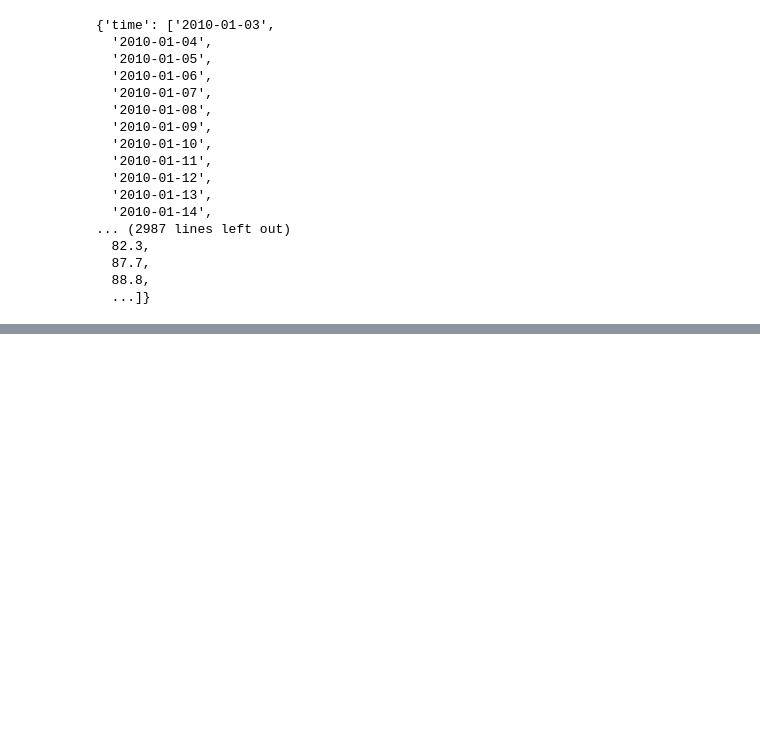
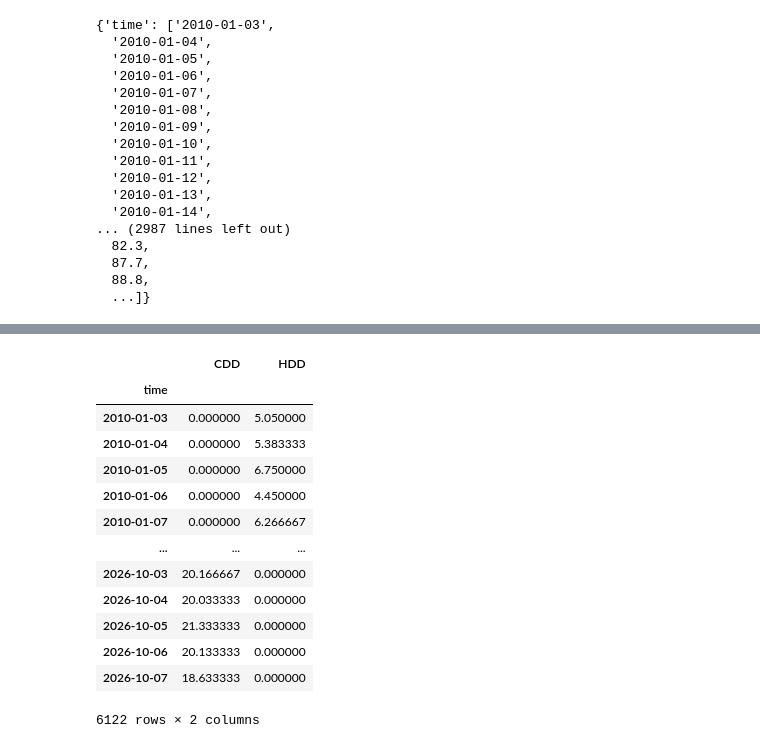
Before and after one commit to ShahSalar/demand-forecasting-hvac, a Jupyter notebook: notebooks/weather.ipynb, the cells around one changed output, grey strips where cells are left out. Saved outputs shown, nothing was run; the diff lists cells and outputs as text; code cells hidden in the pictures; blank space fills up the shorter version.

```diff
--- a/notebooks/weather.ipynb
+++ b/notebooks/weather.ipynb
@@ -107,0 +272,17 @@ weather_df.shape
+# %%
+three_average
+# %% [output]
+|  | CDD | HDD |
+| time |  |  |
+| 2010-01-03 | 0.000000 | 5.050000 |
+| 2010-01-04 | 0.000000 | 5.383333 |
+| 2010-01-05 | 0.000000 | 6.750000 |
+| 2010-01-06 | 0.000000 | 4.450000 |
+| 2010-01-07 | 0.000000 | 6.266667 |
+| ... | ... | ... |
+| 2026-10-03 | 20.166667 | 0.000000 |
+| 2026-10-04 | 20.033333 | 0.000000 |
+| 2026-10-05 | 21.333333 | 0.000000 |
+| 2026-10-06 | 20.133333 | 0.000000 |
+| 2026-10-07 | 18.633333 | 0.000000 |
+6122 rows × 2 columns
```
Also changed, not shown: parts of 38 cells of this notebook, 2 other files.
